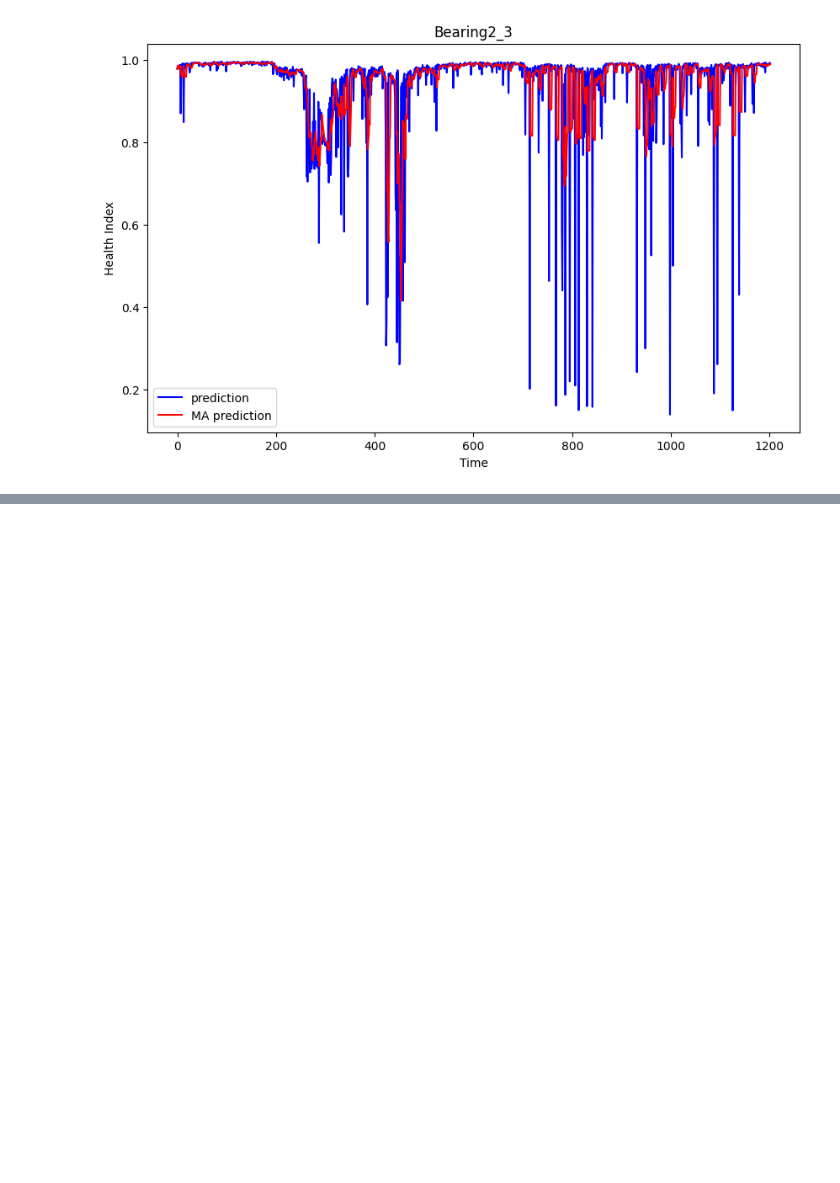
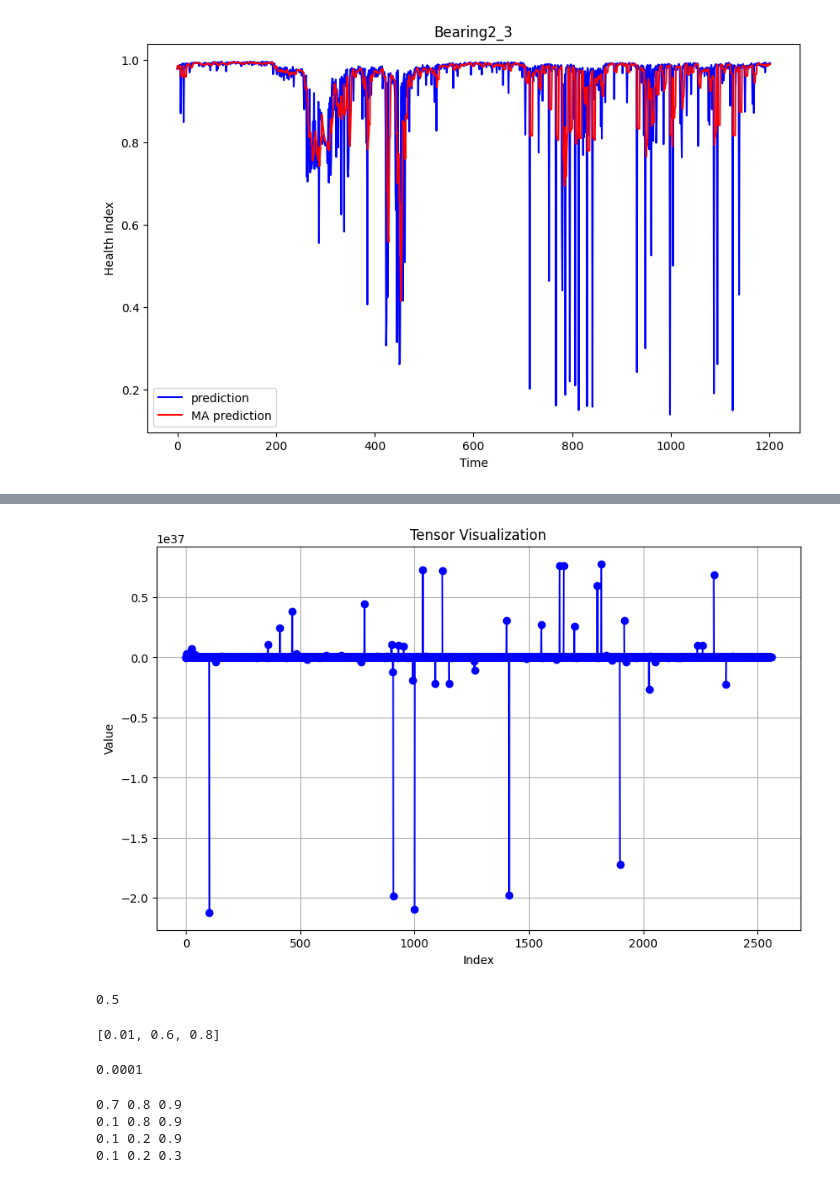
Before and after one commit to leokou42/WKN_SSO, a Jupyter notebook: src/testing_try.ipynb, the cells around one changed output, grey strips where cells are left out. Drawn from its saved outputs; the diff is of its cells as text; code cells hidden in the pictures; blank space fills up the shorter version.

```diff
--- a/src/testing_try.ipynb
+++ b/src/testing_try.ipynb
@@ -468,0 +517,41 @@ plt.legend()
+# %%
+v = Laplace(p, 0.08, 0.3, 0.2, 50)
+
+# 繪製Tensor數據
+plt.figure(figsize=(10, 6))  # 設定圖片大小
+plt.plot(v.numpy(), marker='o', linestyle='-', color='b')  # 將Tensor轉換為numpy array進行繪製
+plt.title('Tensor Visualization')  # 圖表標題
+plt.xlabel('Index')  # x軸標籤
+plt.ylabel('Value')  # y軸標籤
+plt.grid(True)  # 顯示格線
+plt.show()  # 顯示圖表
+# %% [output]
+[figure, added]
+# %%
+50/100
+# %% [output]
+0.5
+# %%
+sxx = [100, 32, 80]
+sxx[0] = sxx[0]/10000
+sxx[2] = sxx[2]/100
+
+print(sxx)
+# %% [output]
+[0.01, 0.6, 0.8]
+# %%
+1/10000
+# %% [output]
+0.0001
+# %%
+Cg = [0.7, 0.1, 0.1, 0.1]  #GBEST區間
+Cp = [0.8, 0.8, 0.2, 0.2]  #PBEST區間
+Cw = [0.9, 0.9, 0.9, 0.3]  #前解區間
+
+for c in range(len(Cg)):
+    print(Cg[c], Cp[c], Cw[c])
+# %% [output]
+0.7 0.8 0.9
+0.1 0.8 0.9
+0.1 0.2 0.9
+0.1 0.2 0.3
```
Also changed, not shown: parts of 3 cells of this notebook, 6 other files.
